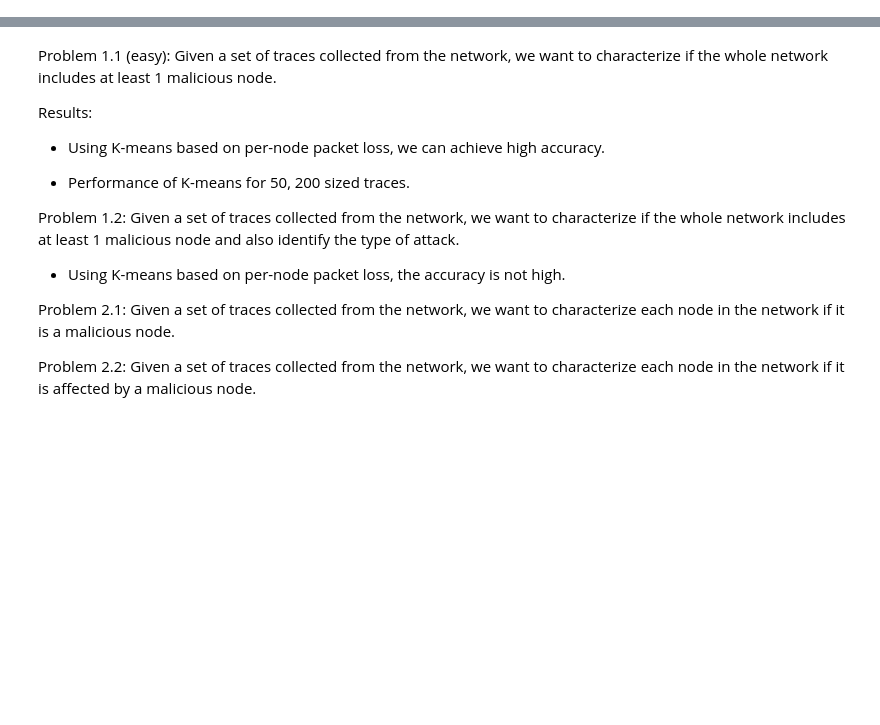
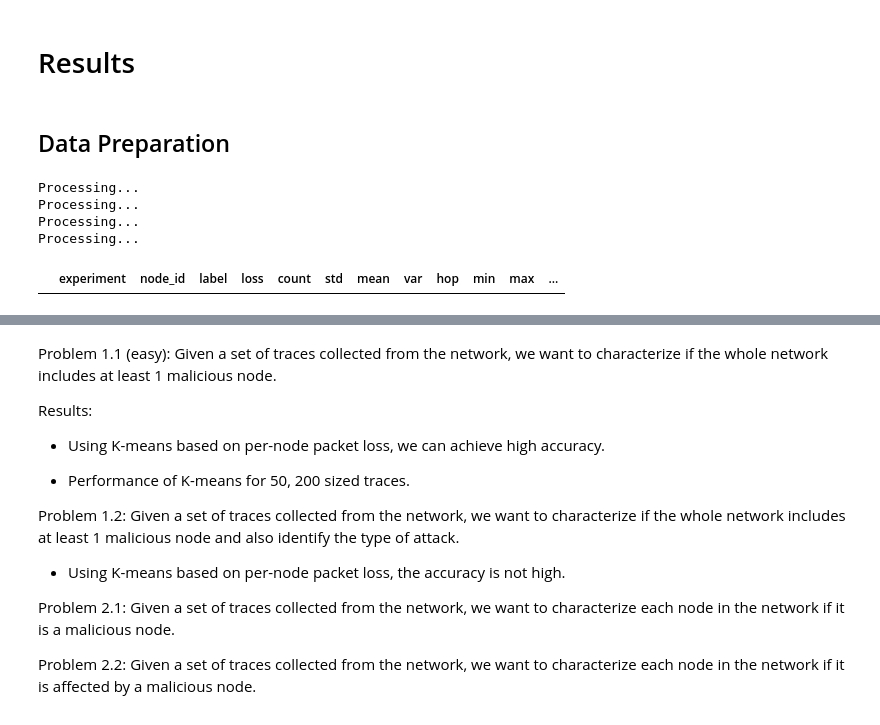
Before and after one commit to ichatz/iot-netprofiler, a Jupyter notebook: results/Results.ipynb, the cells around one changed output, grey strips where cells are left out. Drawn from its saved outputs; the diff is of its cells as text; code cells hidden in the pictures; blank space fills up the shorter version.

```diff
--- a/results/Results.ipynb
+++ b/results/Results.ipynb
@@ -1,2 +1,4 @@
+# %% [markdown]
+# Results
 # %%
 import sys
@@ -8,0 +16,33 @@ import sklearn.metrics as sm
+# %% [markdown]
+## Data Preparation
+# %%
+directory="../cooja3-16nodes/"
+df = pd.read_csv(directory + "/traces/traces.csv", sep=',', encoding='utf-8')
+stats_per_node=pd.DataFrame()
+
+win_25_stats=f.create_stats(directory,df,pings=200,window=25).drop(columns=["label_2"])
+win_50_stats=f.create_stats(directory,df,pings=200,window=50).drop(columns=["label_2"])
+win_100_stats=f.create_stats(directory,df,pings=200,window=100).drop(columns=["label_2"])
+win_200_stats=f.create_stats(directory,df,pings=200,window=200).drop(columns=["label_2"])
+trace_stats = {
+    25: win_25_stats,
+    50: win_50_stats,
+    100: win_100_stats,
+    200: win_200_stats
+}
+stats=win_200_stats
+net_stats = trace_statistics.compute_labeled_statistics_by_network(stats, 'loss', 16)
+net_win_25_stats = trace_statistics.compute_window_labeled_statistics_by_network(win_25_stats, 'loss', 16, 25)
+net_win_50_stats = trace_statistics.compute_window_labeled_statistics_by_network(win_50_stats, 'loss', 16, 50)
+net_win_100_stats = trace_statistics.compute_window_labeled_statistics_by_network(win_100_stats, 'loss', 16, 100)
+
+# Create a dictionary containing all the statistics for each trace size
+network_stats = {200: net_stats, 25: net_win_25_stats, 50: net_win_50_stats, 100: net_win_100_stats}
+features_to_drop = ['node_id', 'experiment', 'label', 'hop', 'loss', 'count', 'outliers']
+net_features_to_drop = ['experiment', 'label']
+# %% [output]
+Processing...
+Processing...
+Processing...
+Processing...
+|  | experiment | node_id | label | loss | count | std | mean | var | hop | min | max | ... |
```
Also changed, not shown: parts of 17 cells of this notebook, 5 other files.
